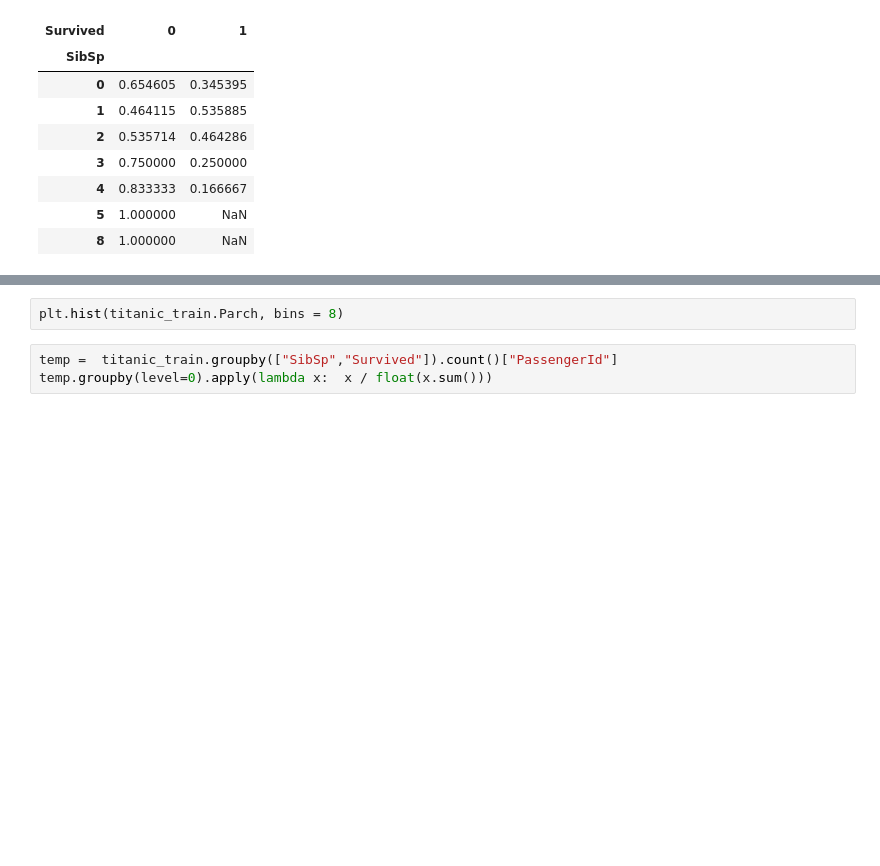
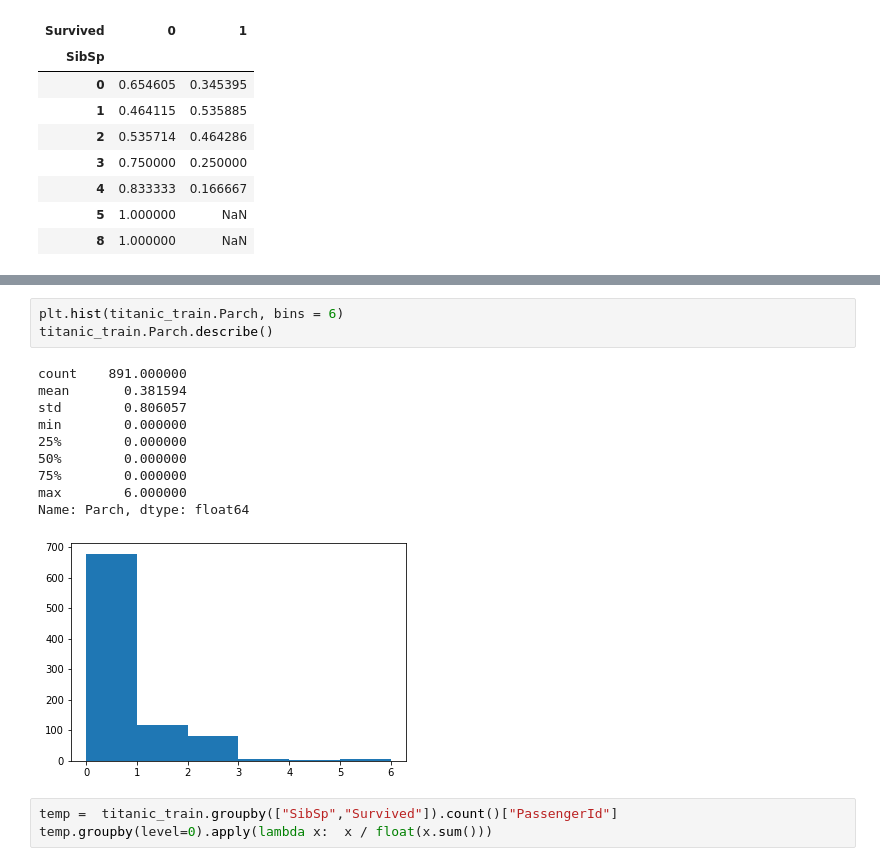
Before and after one commit to patRyserWelch8/KaggleTitanic, a Jupyter notebook: titanic.ipynb, the cells around one changed output, grey strips where cells are left out. Saved outputs shown, nothing was run; the diff lists cells and outputs as text; blank space fills up the shorter version.

```diff
--- a/titanic.ipynb
+++ b/titanic.ipynb
@@ -341,5 +377,17 @@ plt.hist(titanic_train.SibSp, bins = 8)
 # %%
-plt.hist(titanic_train.Parch, bins = 8)
+plt.hist(titanic_train.Parch, bins = 6)
+titanic_train.Parch.describe()
+# %% [output]
+count    891.000000
+mean       0.381594
+std        0.806057
+min        0.000000
+25%        0.000000
+50%        0.000000
+75%        0.000000
+max        6.000000
+Name: Parch, dtype: float64
+[figure, added]
 # %%
 temp =  titanic_train.groupby(["SibSp","Survived"]).count()["PassengerId"]
 temp.groupby(level=0).apply(lambda x:  x / float(x.sum()))
```
Also changed, not shown: parts of 8 cells of this notebook.
